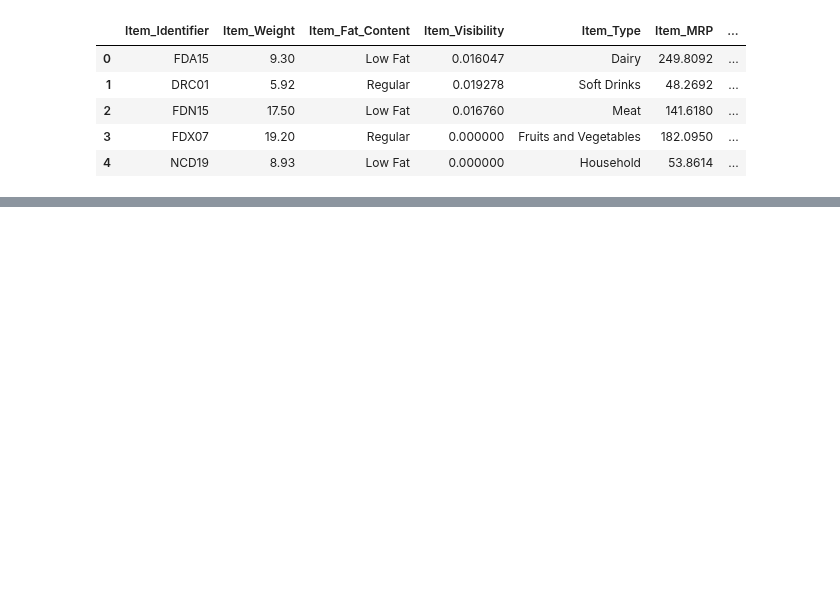
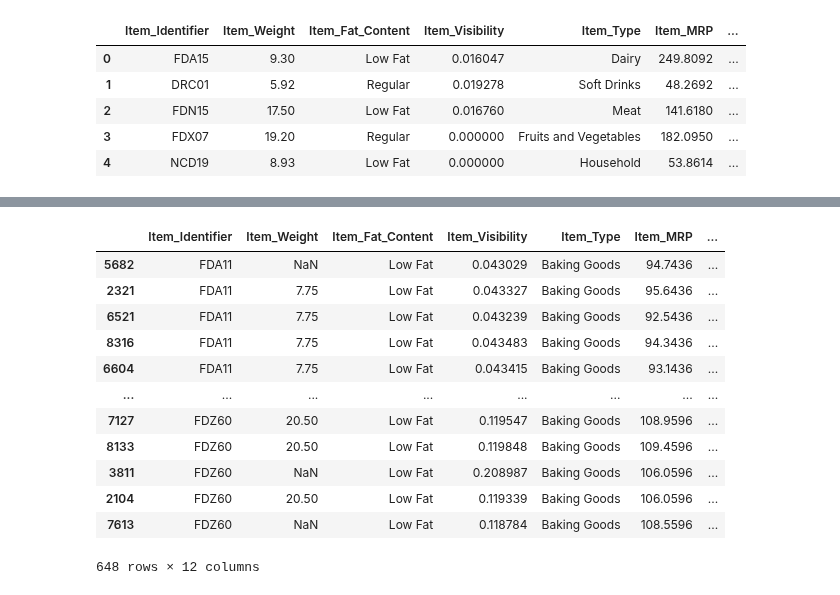
Before and after one commit to paulapipkin/sales_predictions, a Jupyter notebook: Sales_Prediciton.ipynb, the cells around one changed output, grey strips where cells are left out. Saved outputs shown, nothing was run; the diff lists cells and outputs as text; code cells hidden in the pictures; blank space fills up the shorter version.

```diff
--- a/Sales_Prediciton.ipynb
+++ b/Sales_Prediciton.ipynb
@@ -13,0 +152,17 @@ df.head()
+# %%
+baking_goods_filter = df.loc[df['Item_Type']=='Baking Goods']
+baking_goods_filter.sort_values(by='Item_Identifier')
+# %% [output]
+|  | Item_Identifier | Item_Weight | Item_Fat_Content | Item_Visibility | Item_Type | Item_MRP | ... |
+| 5682 | FDA11 | NaN | Low Fat | 0.043029 | Baking Goods | 94.7436 | ... |
+| 2321 | FDA11 | 7.75 | Low Fat | 0.043327 | Baking Goods | 95.6436 | ... |
+| 6521 | FDA11 | 7.75 | Low Fat | 0.043239 | Baking Goods | 92.5436 | ... |
+| 8316 | FDA11 | 7.75 | Low Fat | 0.043483 | Baking Goods | 94.3436 | ... |
+| 6604 | FDA11 | 7.75 | Low Fat | 0.043415 | Baking Goods | 93.1436 | ... |
+| ... | ... | ... | ... | ... | ... | ... | ... |
+| 7127 | FDZ60 | 20.50 | Low Fat | 0.119547 | Baking Goods | 108.9596 | ... |
+| 8133 | FDZ60 | 20.50 | Low Fat | 0.119848 | Baking Goods | 109.4596 | ... |
+| 3811 | FDZ60 | NaN | Low Fat | 0.208987 | Baking Goods | 106.0596 | ... |
+| 2104 | FDZ60 | 20.50 | Low Fat | 0.119339 | Baking Goods | 106.0596 | ... |
+| 7613 | FDZ60 | NaN | Low Fat | 0.118784 | Baking Goods | 108.5596 | ... |
+648 rows × 12 columns
```
Also changed, not shown: parts of 41 cells of this notebook.
